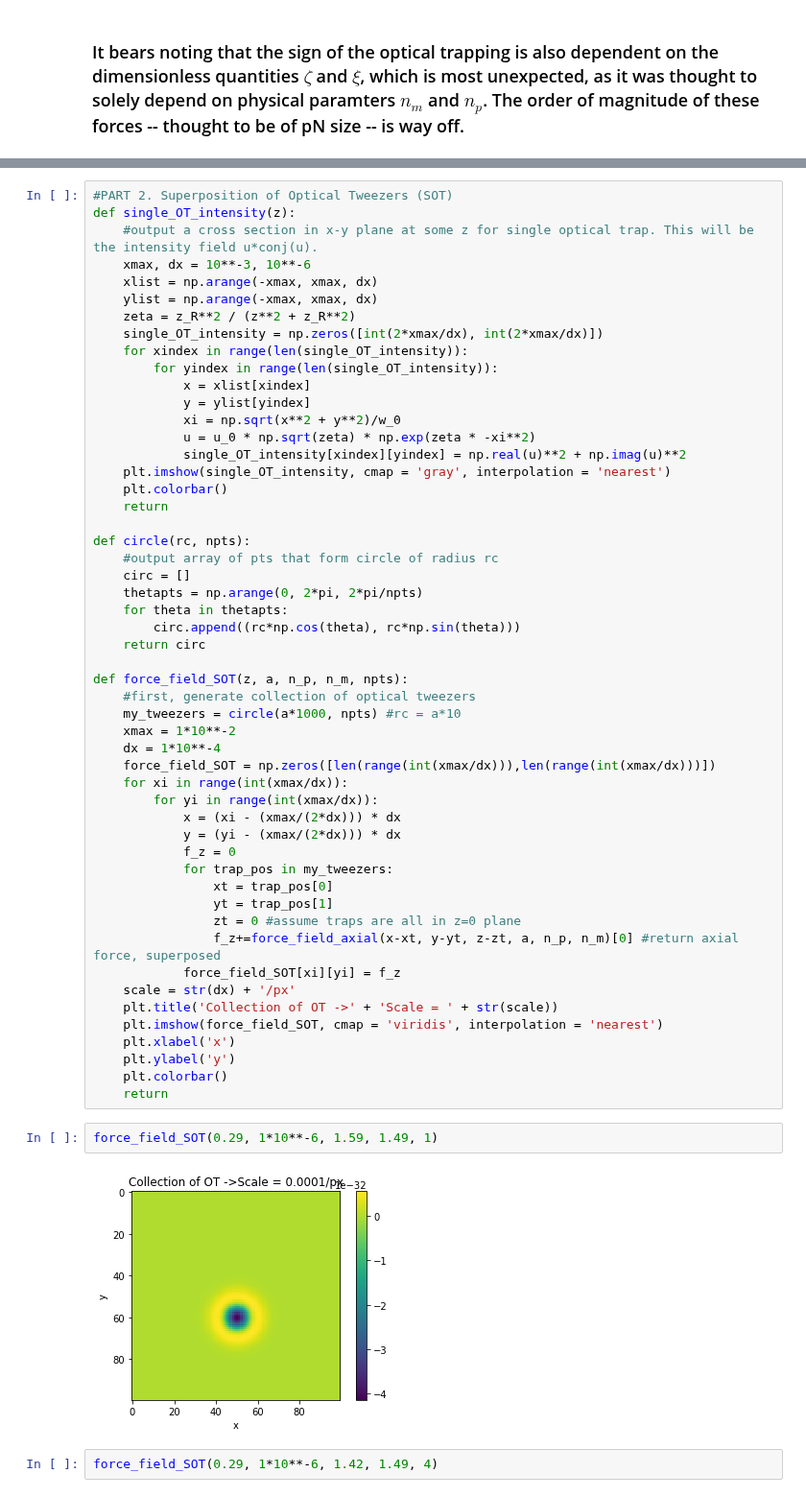
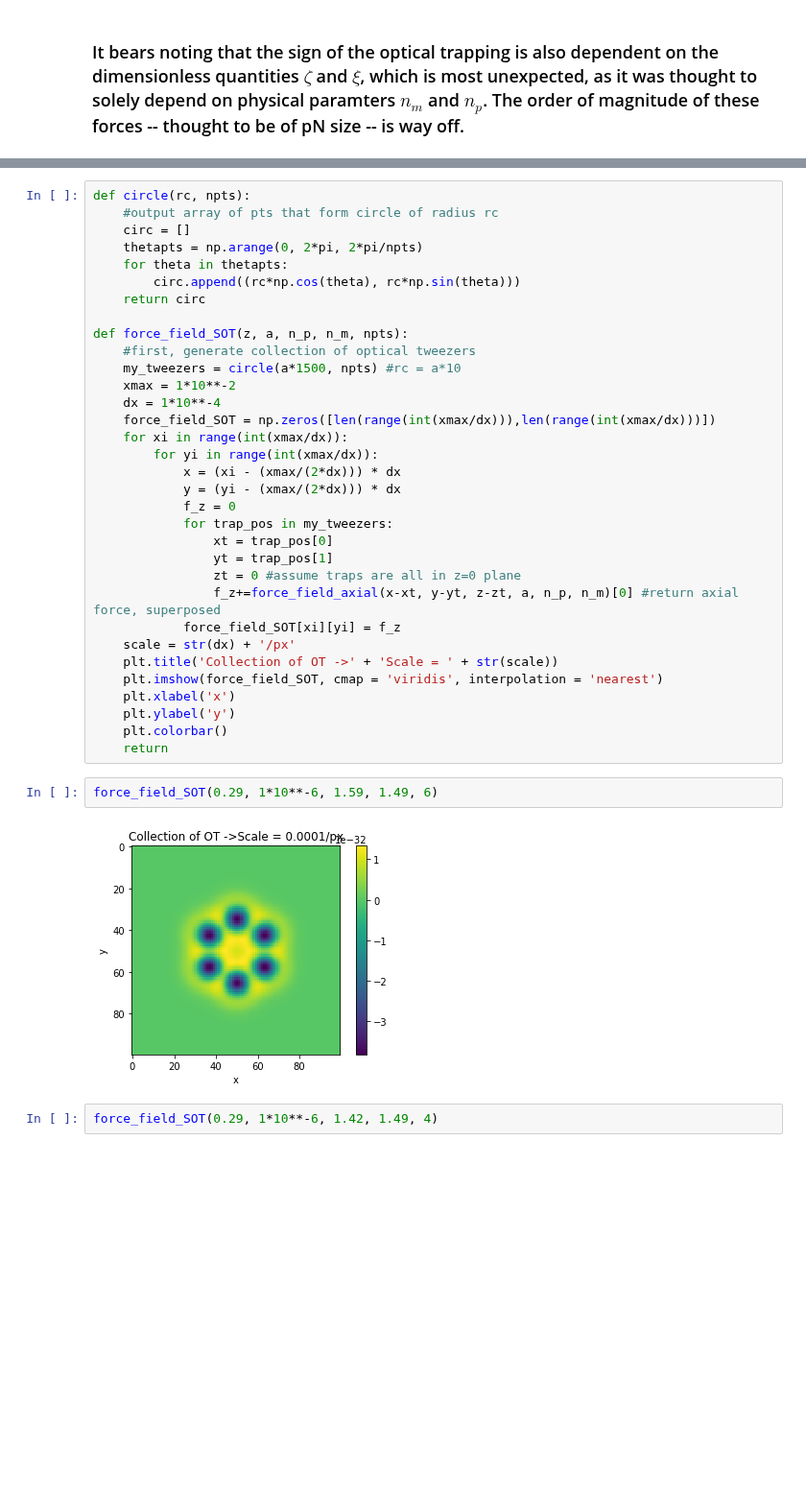
Before and after one commit to jabacousnac/Grier-Lab-Code, a Jupyter notebook: LowIndexTrapping.ipynb, the cells around one changed output, grey strips where cells are left out. Shown at 96% size. Cells and saved outputs as stored; diff of their text form; blank space fills up the shorter version.

```diff
--- a/LowIndexTrapping.ipynb
+++ b/LowIndexTrapping.ipynb
@@ -66,23 +71,4 @@ explore_z(1*10**-6, 1.59, 1.49)
 # %%
-#PART 2. Superposition of Optical Tweezers (SOT)
-def single_OT_intensity(z):
-    #output a cross section in x-y plane at some z for single optical trap. This will be the intensity field u*conj(u).
-    xmax, dx = 10**-3, 10**-6
-    xlist = np.arange(-xmax, xmax, dx)
-    ylist = np.arange(-xmax, xmax, dx)
-    zeta = z_R**2 / (z**2 + z_R**2)
-    single_OT_intensity = np.zeros([int(2*xmax/dx), int(2*xmax/dx)])
-    for xindex in range(len(single_OT_intensity)):
-        for yindex in range(len(single_OT_intensity)):
-            x = xlist[xindex]
-            y = ylist[yindex]
-            xi = np.sqrt(x**2 + y**2)/w_0
-            u = u_0 * np.sqrt(zeta) * np.exp(zeta * -xi**2)
-            single_OT_intensity[xindex][yindex] = np.real(u)**2 + np.imag(u)**2
-    plt.imshow(single_OT_intensity, cmap = 'gray', interpolation = 'nearest')
-    plt.colorbar()
-    return
-
 def circle(rc, npts):
     #output array of pts that form circle of radius rc
     circ = []
@@ -93,7 +79,7 @@ def circle(rc, npts):
 
 def force_field_SOT(z, a, n_p, n_m, npts):
     #first, generate collection of optical tweezers
-    my_tweezers = circle(a*1000, npts) #rc = a*10
+    my_tweezers = circle(a*1500, npts) #rc = a*10
     xmax = 1*10**-2
     dx = 1*10**-4
     force_field_SOT = np.zeros([len(range(int(xmax/dx))),len(range(int(xmax/dx)))])
@@ -116,9 +102,9 @@ def force_field_SOT(z, a, n_p, n_m, npts):
     plt.colorbar()
     return
 # %%
-force_field_SOT(0.29, 1*10**-6, 1.59, 1.49, 1)
+force_field_SOT(0.29, 1*10**-6, 1.59, 1.49, 6)
 # %% [output]
-[figure, old version]
+[figure, new version]
 # %%
 force_field_SOT(0.29, 1*10**-6, 1.42, 1.49, 4)
 # %% [output]
```
Also changed, not shown: parts of 9 cells of this notebook.
